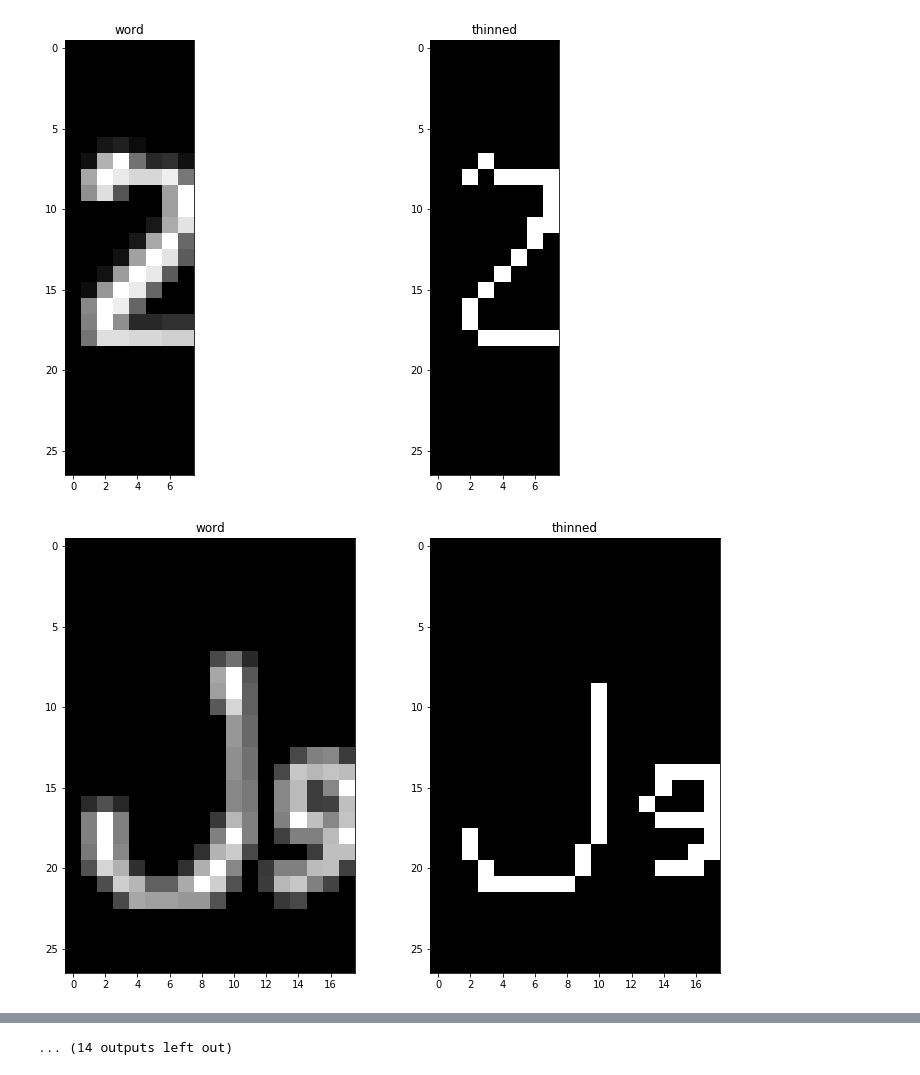
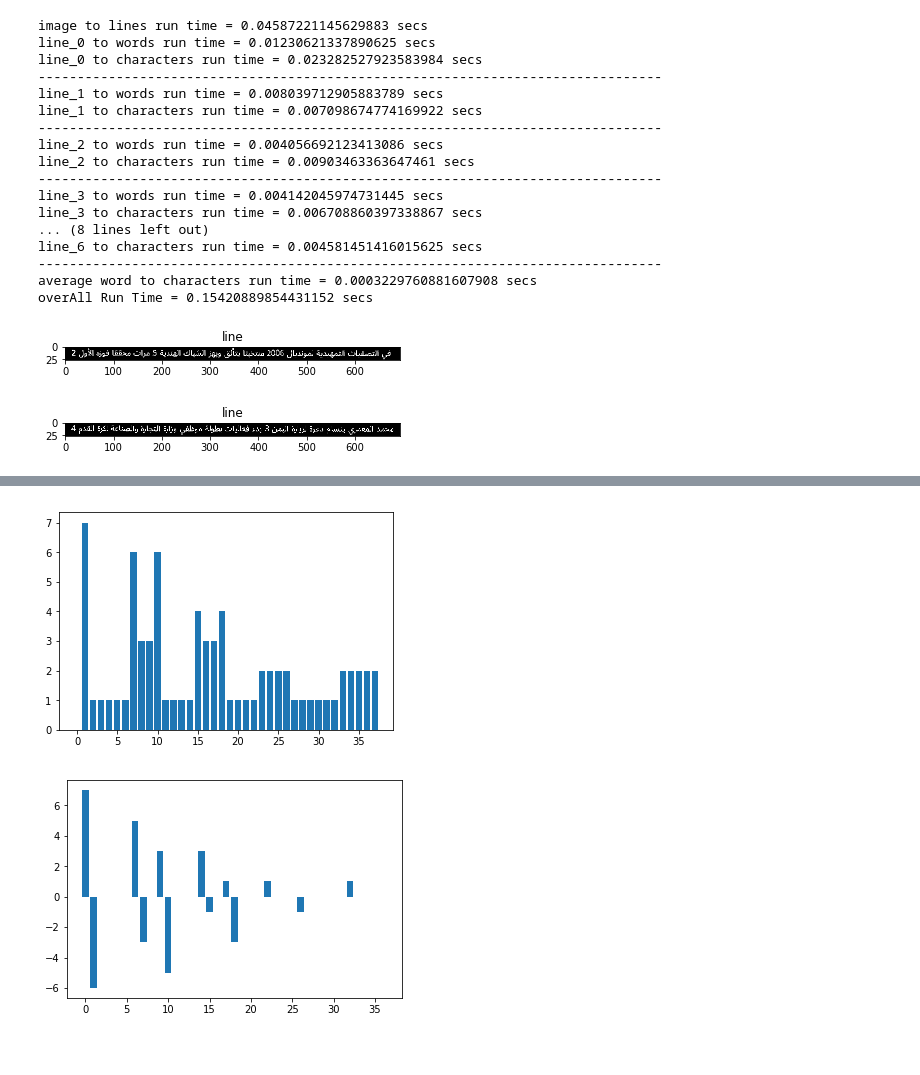
Before and after one commit to abdo-soliman/ArabicOCR, a Jupyter notebook: segmentation.ipynb, the cells around one changed output, grey strips where cells are left out. Saved outputs shown, nothing was run; the diff lists cells and outputs as text; code cells hidden in the pictures.

Commit message:
added character segmentation

```diff
--- a/segmentation.ipynb
+++ b/segmentation.ipynb
@@ -98,9 +153,43 @@ lines = breakLines(img1)
+# %%
+img = cv2.imread("./DataSets/test1.png")
+start_time = time.time()
+demo(img)
+print("overAll Run Time = %s secs" % (time.time() - start_time))
+# %% [output]
+image to lines run time = 0.04587221145629883 secs
+line_0 to words run time = 0.01230621337890625 secs
+line_0 to characters run time = 0.023282527923583984 secs
+--------------------------------------------------------------------------------
+line_1 to words run time = 0.008039712905883789 secs
+line_1 to characters run time = 0.007098674774169922 secs
+--------------------------------------------------------------------------------
+line_2 to words run time = 0.004056692123413086 secs
+line_2 to characters run time = 0.00903463363647461 secs
+--------------------------------------------------------------------------------
+line_3 to words run time = 0.004142045974731445 secs
+line_3 to characters run time = 0.006708860397338867 secs
+... (8 lines left out)
+line_6 to characters run time = 0.004581451416015625 secs
+--------------------------------------------------------------------------------
+average word to characters run time = 0.0003229760881607908 secs
+overAll Run Time = 0.15420889854431152 secs
 # %%
-words = breakWords(lines[0])
+## (1) read
+img1 = cv2.imread("./DataSets/test1.png")
+lines = breakLines(img1)
+for line in lines:
+    show_images([line], ["line"])
 
-for word in words:
-    thinned = thin(word.copy())
-    show_images([word, thinned], ["word", "thinned"])
+# words = breakWords(lines[0])
+
+# for word in words:
+#     thinned = thin(word.copy())
+#     binary = word.copy()
+#     binary[binary <= 127] = 0
+#     binary[binary > 127] = 1
+#     skeleton = skeletonize(binary)
+
+#     show_images([word, thinned, binary, skeleton], ["word", "thinned", "binary", "skeletonized"])
 # %% [output]
-[figure, old version]
+[figure, new version]
-[figure, old version]
+[figure, new version]
@@ -117 +200,0 @@ for word in words:
-... (14 outputs left out)
@@ -121,0 +201,29 @@ for word in words:
+# %%
+word = words[5]
+binary = word.copy()
+binary[binary <= 127] = 0
+binary[binary > 127] = 1
+skeleton = skeletonize(binary) + 0
+hist = []
+for i in range(skeleton.shape[1]):
+    hist.append(np.sum(skeleton[:, i]))
+
+# print(hist)
+# print(np.diff(hist))
+diff = np.diff(hist)
+splitters = np.where(diff > 0)[0]
+mod_splitters = [splitters[0]]
+for i in range(1, len(splitters)):
+    if splitters[i] - splitters[i-1] >= 3:
+        mod_splitters.append(splitters[i])
+
+bgr_skeleton = cv2.cvtColor((255 * (skeleton + 0)).astype(np.uint8), cv2.COLOR_GRAY2BGR)
+for splitter in mod_splitters:
+    cv2.line(bgr_skeleton, (splitter, 0), (splitter, bgr_skeleton.shape[1]), (255, 0, 0), 1)
+
+# show_images([word, skeleton, bgr_skeleton], ["original", "skeleton", "skeleton with character separators"])
+showHist(hist)
+showHist(np.diff(hist))
+# %% [output]
+[figure, added]
+[figure, added]
```
Also changed, not shown: parts of 11 cells of this notebook.
